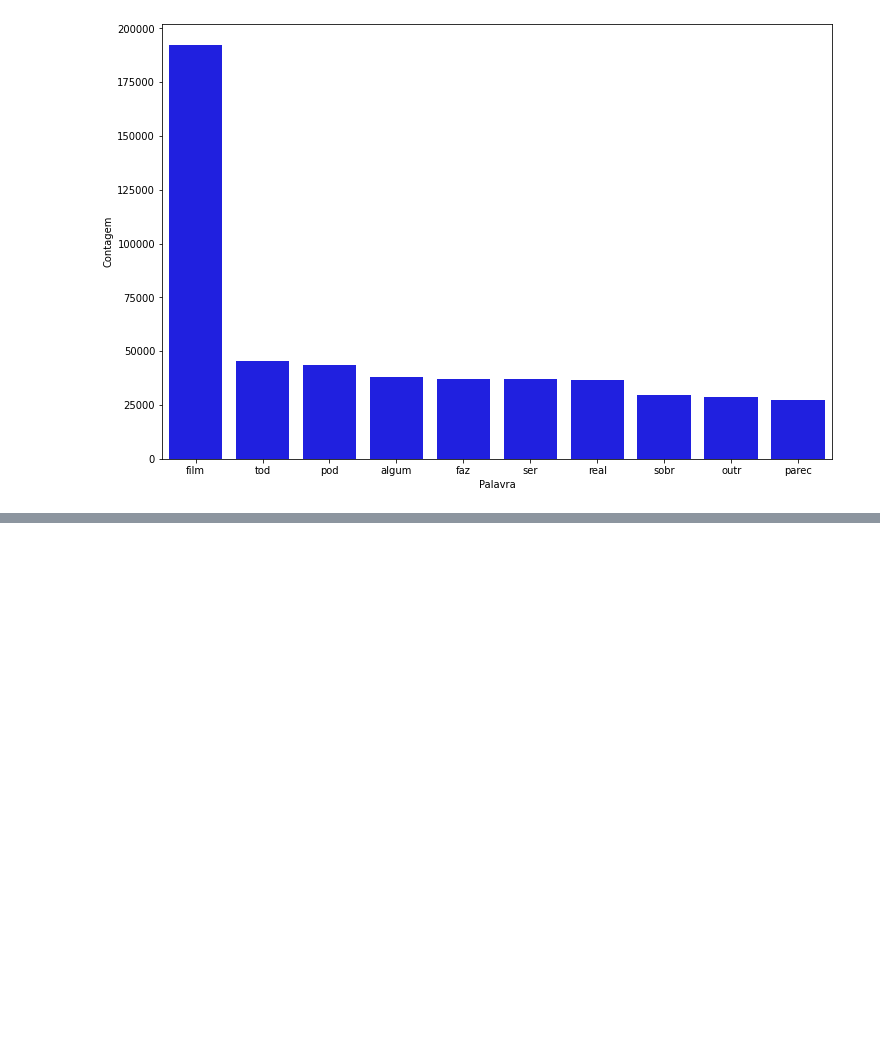
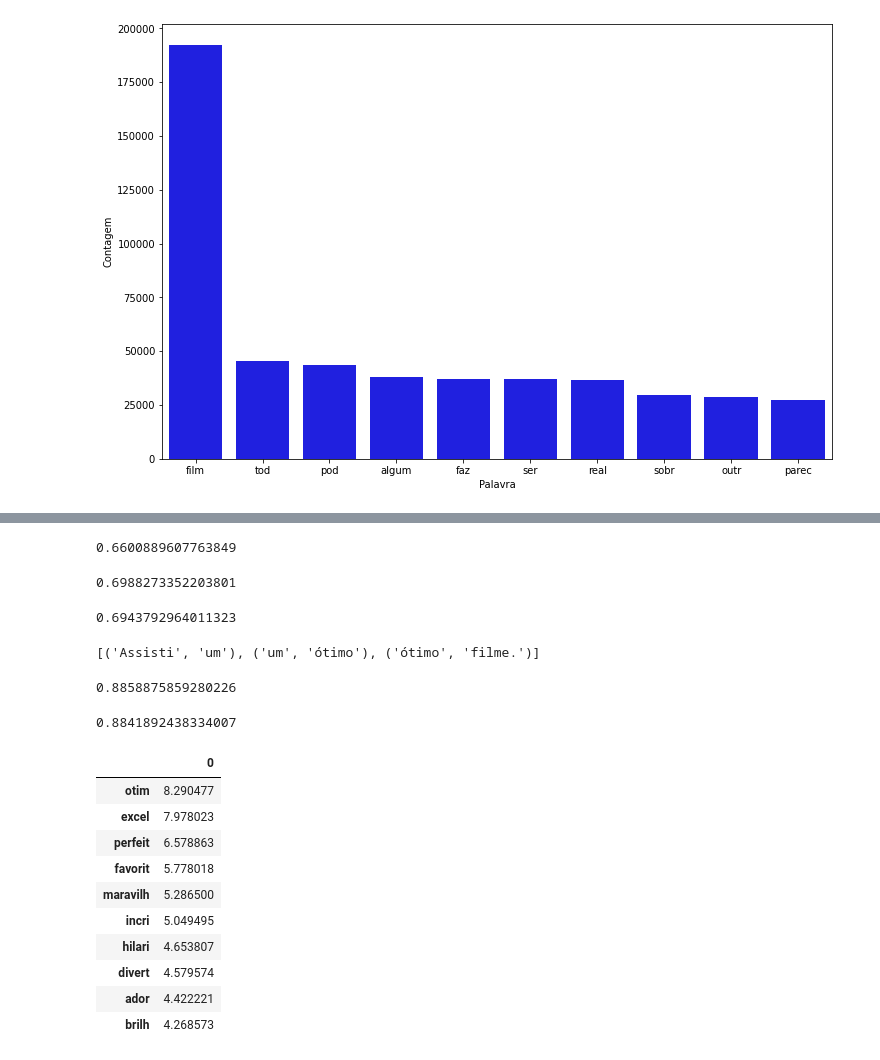
Before and after one commit to joaoavanzini/nlp-2-analise-sentimento-alura, a Jupyter notebook: classificar_textos.ipynb, the cells around one changed output, grey strips where cells are left out. Saved outputs shown, nothing was run; the diff lists cells and outputs as text; code cells hidden in the pictures; blank space fills up the shorter version.

Commit message:
TF-IDF e Ngrams: técnicas mais avançadas

```diff
--- a/classificar_textos.ipynb
+++ b/classificar_textos.ipynb
@@ -610,0 +627,71 @@ pareto(resenha, "tratamento_5", 10)
+# %%
+tfidf_bruto = tfidf.fit_transform(resenha["text_pt"])
+treino, teste, classe_treino, classe_teste = train_test_split(tfidf_bruto, resenha["classificacao"], random_state = 42)
+
+regressao_logistica = LogisticRegression(solver = 'lbfgs')
+regressao_logistica.fit(treino, classe_treino)
+acuracia_tfidf_bruto = regressao_logistica.score(teste, classe_teste)
+print(acuracia_tfidf_bruto)
+# %% [output]
+0.6600889607763849
+# %%
+tfidf_tratados = tfidf.fit_transform(resenha["tratamento_5"])
+treino, teste, classe_treino, classe_teste = train_test_split(tfidf_tratados, resenha["classificacao"], random_state = 42)
+
+regressao_logistica.fit(treino, classe_treino)
+acuracia_tfidf_tratados = regressao_logistica.score(teste, classe_teste)
+print(acuracia_tfidf_tratados)
+# %% [output]
+0.6988273352203801
+# %%
+print(acuracia_tratamento5)
+# %% [output]
+0.6943792964011323
+# %%
+from nltk import ngrams
+
+frase = "Assisti um ótimo filme."
+frase_separada = token_espaco.tokenize(frase)
+pares = ngrams(frase_separada, 2)
+list(pares)
+# %% [output]
+[('Assisti', 'um'), ('um', 'ótimo'), ('ótimo', 'filme.')]
+# %%
+tfidf = TfidfVectorizer(lowercase = False, ngram_range = (1, 2))
+vetor_tfidf = tfidf.fit_transform(resenha["tratamento_5"])
+treino, teste, classe_treino, classe_teste = train_test_split(vetor_tfidf, resenha["classificacao"], random_state = 42)
+
+regressao_logistica.fit(treino, classe_treino)
+acuracia_tfidf_ngrams = regressao_logistica.score(teste, classe_teste)
+print(acuracia_tfidf_ngrams)
+# %% [output]
+0.8858875859280226
+# %%
+tfidf = TfidfVectorizer(lowercase = False)
+vetor_tfidf = tfidf.fit_transform(resenha["tratamento_5"])
+treino, teste, classe_treino, classe_teste = train_test_split(vetor_tfidf, resenha["classificacao"], random_state = 42)
+
+regressao_logistica.fit(treino, classe_treino)
+acuracia_tfidf = regressao_logistica.score(teste, classe_teste)
+print(acuracia_tfidf)
+# %% [output]
+0.8841892438334007
+# %%
+pesos = pd.DataFrame(
+    regressao_logistica.coef_[0].T,
+    index = tfidf.get_feature_names()
+)
+
+pesos.nlargest(10, 0)
+# %% [output]
+|  | 0 |
+| otim | 8.290477 |
+| excel | 7.978023 |
+| perfeit | 6.578863 |
+| favorit | 5.778018 |
+| maravilh | 5.286500 |
+| incri | 5.049495 |
+| hilari | 4.653807 |
+| divert | 4.579574 |
+| ador | 4.422221 |
+| brilh | 4.268573 |
```
Also changed, not shown: parts of 2 cells of this notebook.
